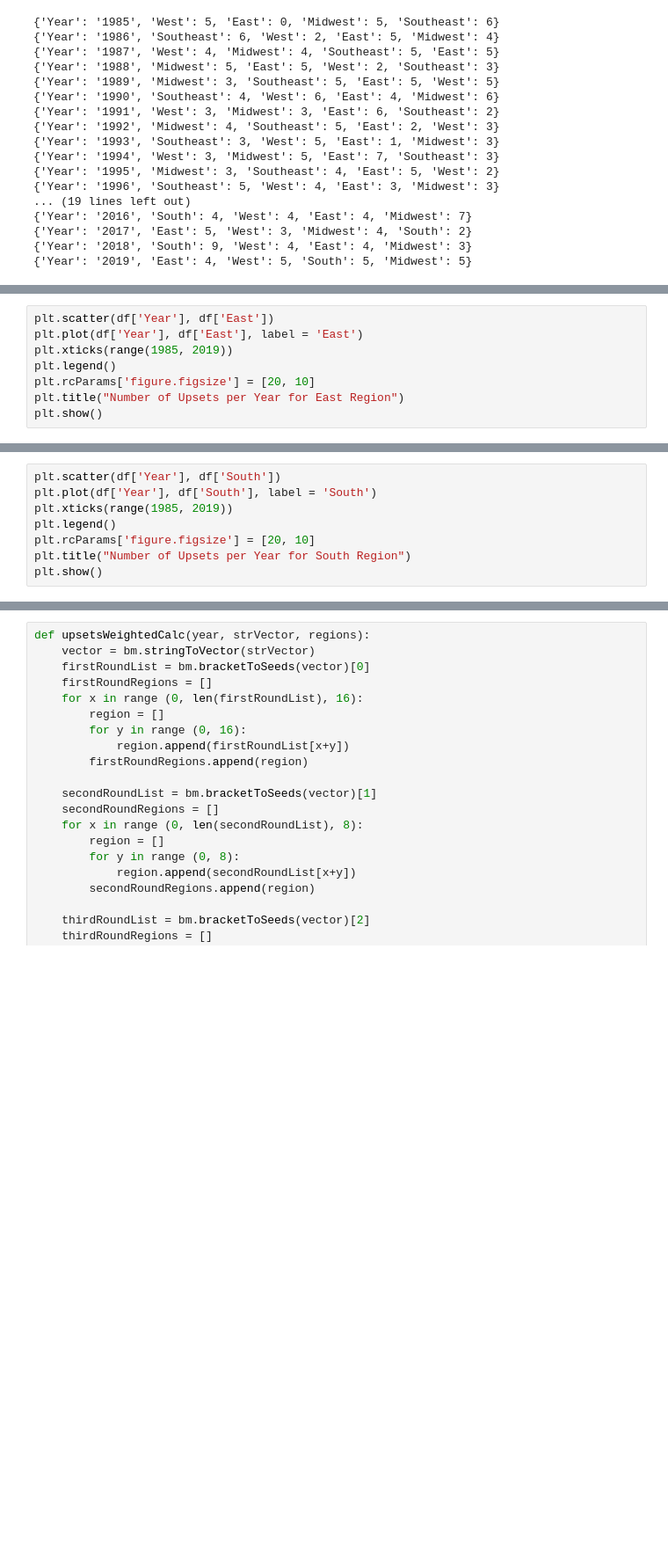
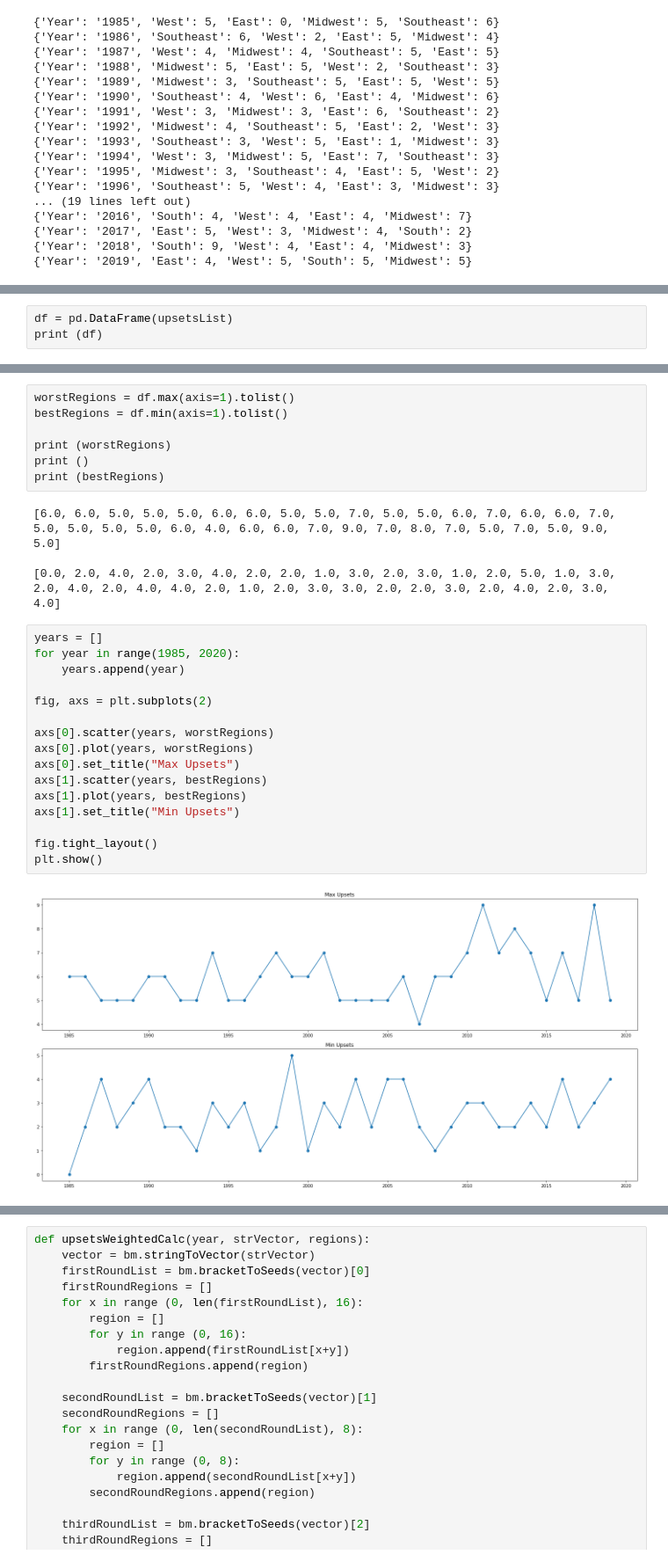
Before and after one commit to ian-ludden/power-model-ncaa, a Jupyter notebook: utils/UpsetGraphs.ipynb, the cells around one changed output, grey strips where cells are left out. Shown: that part at 88% size. Cells and saved outputs as stored; diff of their text form; blank space fills up the shorter version.

Commit message:
Revised graphs and added histograms

```diff
--- a/utils/UpsetGraphs.ipynb
+++ b/utils/UpsetGraphs.ipynb
@@ -273,8 +184,0 @@ plt.show()
-# %%
-plt.scatter(df['Year'], df['East'])
-plt.plot(df['Year'], df['East'], label = 'East')
-plt.xticks(range(1985, 2019))
-plt.legend()
-plt.rcParams['figure.figsize'] = [20, 10]
-plt.title("Number of Upsets per Year for East Region")
-plt.show()
@@ -283,8 +184,0 @@ plt.show()
-# %%
-plt.scatter(df['Year'], df['South'])
-plt.plot(df['Year'], df['South'], label = 'South')
-plt.xticks(range(1985, 2019))
-plt.legend()
-plt.rcParams['figure.figsize'] = [20, 10]
-plt.title("Number of Upsets per Year for South Region")
-plt.show()
@@ -323,0 +185,3 @@ plt.show()
+# %%
+df = pd.DataFrame(upsetsList)
+print (df)
@@ -323,0 +206,29 @@ plt.show()
+# %%
+worstRegions = df.max(axis=1).tolist()
+bestRegions = df.min(axis=1).tolist()
+
+print (worstRegions)
+print ()
+print (bestRegions)
+# %% [output]
+[6.0, 6.0, 5.0, 5.0, 5.0, 6.0, 6.0, 5.0, 5.0, 7.0, 5.0, 5.0, 6.0, 7.0, 6.0, 6.0, 7.0, 5.0, 5.0, 5.0, 5.0, 6.0, 4.0, 6.0, 6.0, 7.0, 9.0, 7.0, 8.0, 7.0, 5.0, 7.0, 5.0, 9.0, 5.0]
+
+[0.0, 2.0, 4.0, 2.0, 3.0, 4.0, 2.0, 2.0, 1.0, 3.0, 2.0, 3.0, 1.0, 2.0, 5.0, 1.0, 3.0, 2.0, 4.0, 2.0, 4.0, 4.0, 2.0, 1.0, 2.0, 3.0, 3.0, 2.0, 2.0, 3.0, 2.0, 4.0, 2.0, 3.0, 4.0]
+# %%
+years = []
+for year in range(1985, 2020):
+    years.append(year)
+
+fig, axs = plt.subplots(2)
+
+axs[0].scatter(years, worstRegions)
+axs[0].plot(years, worstRegions)
+axs[0].set_title("Max Upsets")
+axs[1].scatter(years, bestRegions)
+axs[1].plot(years, bestRegions)
+axs[1].set_title("Min Upsets")
+
+fig.tight_layout()
+plt.show()
+# %% [output]
+[figure, added]
```
Also changed, not shown: parts of 21 cells of this notebook.
